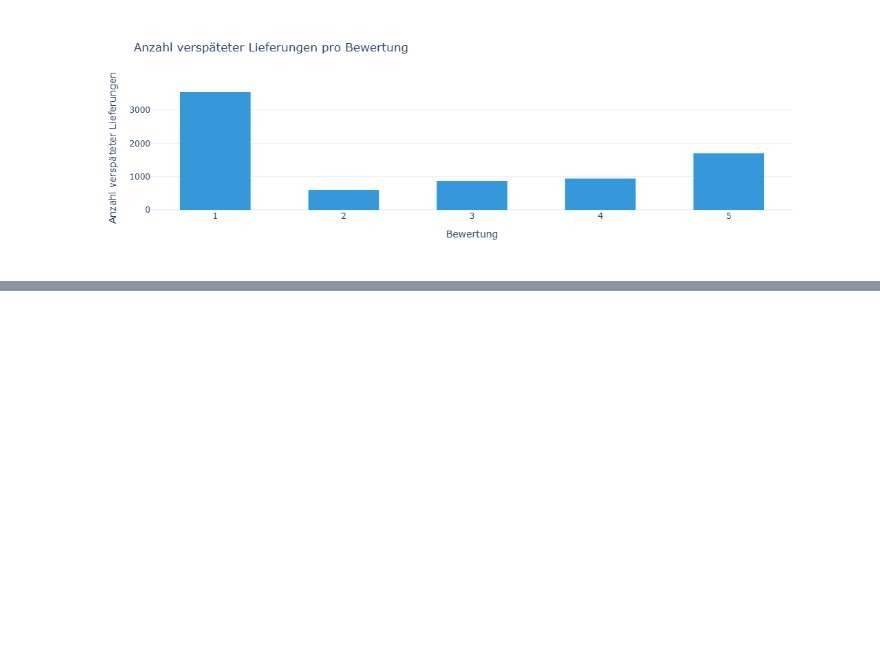
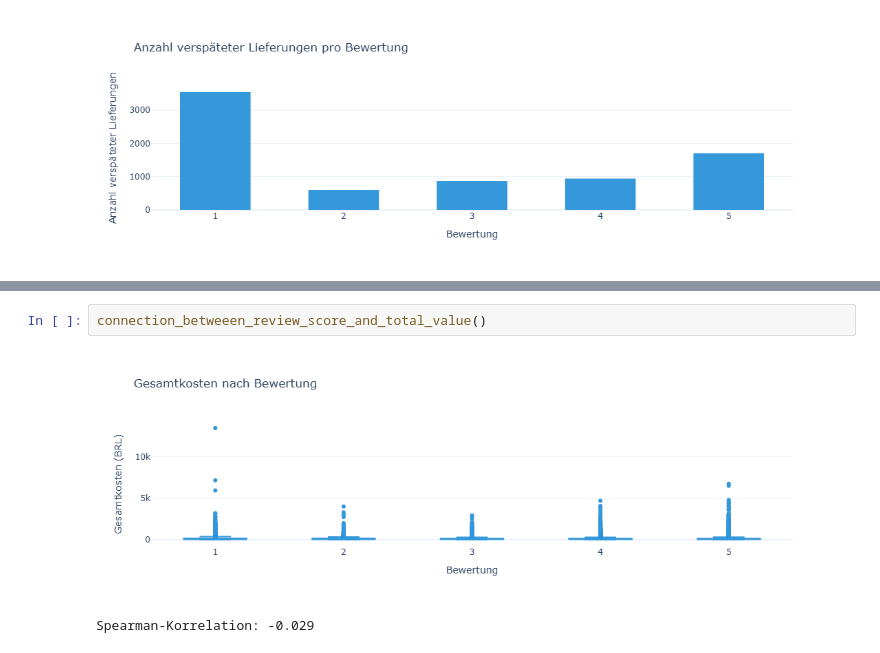
Before and after one commit to StasCuprunov/Mercado, a Jupyter notebook: main.ipynb, the cells around one changed output, grey strips where cells are left out. Saved outputs shown, nothing was run; the diff lists cells and outputs as text; blank space fills up the shorter version.

Commit message:
implement spearman correlation between total value and review score

```diff
--- a/main.ipynb
+++ b/main.ipynb
@@ -77,0 +84,5 @@ connection_between_delivery_quality_and_reviews()
+# %%
+connection_betweeen_review_score_and_total_value()
+# %% [output]
+[figure, added]
+Spearman-Korrelation: -0.029
```
Also changed, not shown: parts of 2 cells of this notebook, 1 other file.
